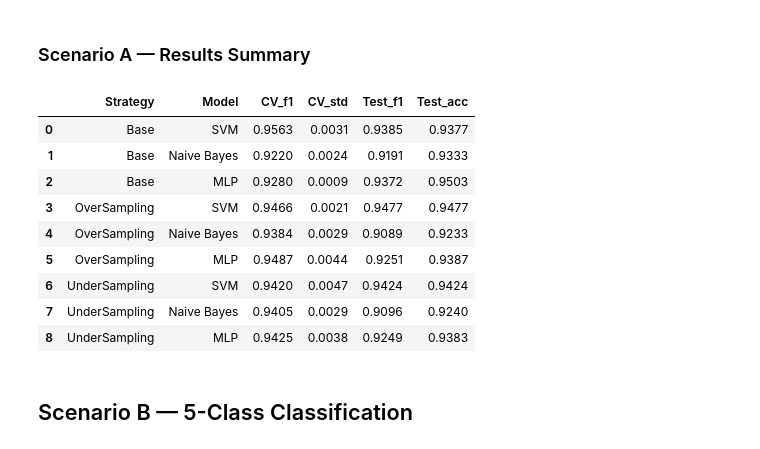
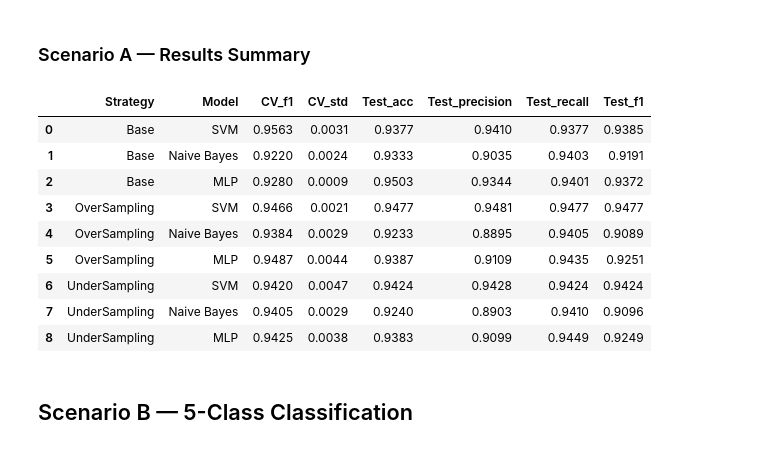
Before and after one commit to diogvasc/projetoAC, a Jupyter notebook: projetoACfinal.ipynb, the cells around one changed output. Saved outputs shown, nothing was run; the diff lists cells and outputs as text; code cells hidden in the pictures.

```diff
--- a/projetoACfinal.ipynb
+++ b/projetoACfinal.ipynb
@@ -326,11 +328,13 @@ def evaluate(model, X_train, y_train, X_test, y_test, label=""):
         for tr_idx, val_idx in kf.split(X_train, y_train):
             model.fit(X_train.iloc[tr_idx], y_train.iloc[tr_idx])
             preds = model.predict(X_train.iloc[val_idx])
-            cv_f1s.append(f1_score(y_train.iloc[val_idx], preds, average='macro', zero_division=0))
+            cv_f1s.append(f1_score(y_train.iloc[val_idx], preds, average="macro", zero_division=0))
     model.fit(X_train, y_train)
     y_pred = model.predict(X_test)
-    test_acc = accuracy_score(y_test, y_pred)
-    test_f1  = f1_score(y_test, y_pred, average='macro', zero_division=0)
+    test_acc  = accuracy_score(y_test, y_pred)
+    test_f1   = f1_score(y_test, y_pred, average="macro", zero_division=0)
+    test_prec = precision_score(y_test, y_pred, average="macro", zero_division=0)
+    test_rec  = recall_score(y_test, y_pred, average="macro", zero_division=0)
     print(label)
     print(f"CV  F1  : {np.mean(cv_f1s):.4f} +/- {np.std(cv_f1s):.4f}")
     print(f"Test acc: {test_acc:.4f}")
@@ -341,7 +345,7 @@ def evaluate(model, X_train, y_train, X_test, y_test, label=""):
     ax.set_title(label)
     plt.tight_layout()
     plt.show()
-    return float(np.mean(cv_f1s)), float(np.std(cv_f1s)), float(test_f1), float(test_acc)
+    return float(np.mean(cv_f1s)), float(np.std(cv_f1s)), float(test_f1), float(test_acc), float(test_prec), float(test_rec)
 # %% [markdown]
 # SVM train and evaluate Function
 # %%
@@ -719,28 +723,28 @@ weighted avg       0.94      0.94      0.94      3000
 ### Scenario A — Results Summary
 # %%
 results_A = pd.DataFrame([
-  {'Strategy': 'Base',          'Model': 'SVM', 'CV_f1': res_svm_A_base['cv_mean'],  'CV_std': res_svm_A_base['cv_std'],  'Test_f1': res_svm_A_base['f1'],  'Test_acc': res_svm_A_base['accuracy']},
-  {'Strategy': 'Base',          'Model': 'Naive Bayes', 'CV_f1': res_nb_A_base[0],   'CV_std': res_nb_A_base[1],   'Test_f1': res_nb_A_base[2],   'Test_acc': res_nb_A_base[3]},
-  {'Strategy': 'Base',          'Model': 'MLP',         'CV_f1': res_mlp_A_base[0],  'CV_std': res_mlp_A_base[1],  'Test_f1': res_mlp_A_base[2],  'Test_acc': res_mlp_A_base[3]},
-  {'Strategy': 'OverSampling',  'Model': 'SVM', 'CV_f1': res_svm_A_over['cv_mean'],  'CV_std': res_svm_A_over['cv_std'],  'Test_f1': res_svm_A_over['f1'],  'Test_acc': res_svm_A_over['accuracy']},
-  {'Strategy': 'OverSampling',  'Model': 'Naive Bayes', 'CV_f1': res_nb_A_over[0],   'CV_std': res_nb_A_over[1],   'Test_f1': res_nb_A_over[2],   'Test_acc': res_nb_A_over[3]},
-  {'Strategy': 'OverSampling',  'Model': 'MLP',         'CV_f1': res_mlp_A_over[0],  'CV_std': res_mlp_A_over[1],  'Test_f1': res_mlp_A_over[2],  'Test_acc': res_mlp_A_over[3]},
-  {'Strategy': 'UnderSampling', 'Model': 'SVM', 'CV_f1': res_svm_A_under['cv_mean'], 'CV_std': res_svm_A_under['cv_std'], 'Test_f1': res_svm_A_under['f1'], 'Test_acc': res_svm_A_under['accuracy']},
-  {'Strategy': 'UnderSampling', 'Model': 'Naive Bayes', 'CV_f1': res_nb_A_under[0],  'CV_std': res_nb_A_under[1],  'Test_f1': res_nb_A_under[2],  'Test_acc': res_nb_A_under[3]},
-  {'Strategy': 'UnderSampling', 'Model': 'MLP',         'CV_f1': res_mlp_A_under[0], 'CV_std': res_mlp_A_under[1], 'Test_f1': res_mlp_A_under[2], 'Test_acc': res_mlp_A_under[3]},
+  {"Strategy": "Base", "Model": "SVM",         "CV_f1": res_svm_A_base["cv_mean"], "CV_std": res_svm_A_base["cv_std"], "Test_acc": res_svm_A_base["accuracy"], "Test_precision": res_svm_A_base["precision"], "Test_recall": res_svm_A_base["recall"], "Test_f1": res_svm_A_base["f1"]},
+  {"Strategy": "Base", "Model": "Naive Bayes", "CV_f1": res_nb_A_base[0], "CV_std": res_nb_A_base[1], "Test_acc": res_nb_A_base[3], "Test_precision": res_nb_A_base[4], "Test_recall": res_nb_A_base[5], "Test_f1": res_nb_A_base[2]},
+  {"Strategy": "Base", "Model": "MLP",         "CV_f1": res_mlp_A_base[0], "CV_std": res_mlp_A_base[1], "Test_acc": res_mlp_A_base[3], "Test_precision": res_mlp_A_base[4], "Test_recall": res_mlp_A_base[5], "Test_f1": res_mlp_A_base[2]},
+  {"Strategy": "OverSampling", "Model": "SVM",         "CV_f1": res_svm_A_over["cv_mean"], "CV_std": res_svm_A_over["cv_std"], "Test_acc": res_svm_A_over["accuracy"], "Test_precision": res_svm_A_over["precision"], "Test_recall": res_svm_A_over["recall"], "Test_f1": res_svm_A_over["f1"]},
+  {"Strategy": "OverSampling", "Model": "Naive Bayes", "CV_f1": res_nb_A_over[0], "CV_std": res_nb_A_over[1], "Test_acc": res_nb_A_over[3], "Test_precision": res_nb_A_over[4], "Test_recall": res_nb_A_over[5], "Test_f1": res_nb_A_over[2]},
+  {"Strategy": "OverSampling", "Model": "MLP",         "CV_f1": res_mlp_A_over[0], "CV_std": res_mlp_A_over[1], "Test_acc": res_mlp_A_over[3], "Test_precision": res_mlp_A_over[4], "Test_recall": res_mlp_A_over[5], "Test_f1": res_mlp_A_over[2]},
+  {"Strategy": "UnderSampling", "Model": "SVM",         "CV_f1": res_svm_A_under["cv_mean"], "CV_std": res_svm_A_under["cv_std"], "Test_acc": res_svm_A_under["accuracy"], "Test_precision": res_svm_A_under["precision"], "Test_recall": res_svm_A_under["recall"], "Test_f1": res_svm_A_under["f1"]},
+  {"Strategy": "UnderSampling", "Model": "Naive Bayes", "CV_f1": res_nb_A_under[0], "CV_std": res_nb_A_under[1], "Test_acc": res_nb_A_under[3], "Test_precision": res_nb_A_under[4], "Test_recall": res_nb_A_under[5], "Test_f1": res_nb_A_under[2]},
+  {"Strategy": "UnderSampling", "Model": "MLP",         "CV_f1": res_mlp_A_under[0], "CV_std": res_mlp_A_under[1], "Test_acc": res_mlp_A_under[3], "Test_precision": res_mlp_A_under[4], "Test_recall": res_mlp_A_under[5], "Test_f1": res_mlp_A_under[2]},
 ]).round(4)
 display(results_A)
 # %% [output]
-|  | Strategy | Model | CV_f1 | CV_std | Test_f1 | Test_acc |
-| 0 | Base | SVM | 0.9563 | 0.0031 | 0.9385 | 0.9377 |
-| 1 | Base | Naive Bayes | 0.9220 | 0.0024 | 0.9191 | 0.9333 |
-| 2 | Base | MLP | 0.9280 | 0.0009 | 0.9372 | 0.9503 |
-| 3 | OverSampling | SVM | 0.9466 | 0.0021 | 0.9477 | 0.9477 |
-| 4 | OverSampling | Naive Bayes | 0.9384 | 0.0029 | 0.9089 | 0.9233 |
-| 5 | OverSampling | MLP | 0.9487 | 0.0044 | 0.9251 | 0.9387 |
-| 6 | UnderSampling | SVM | 0.9420 | 0.0047 | 0.9424 | 0.9424 |
-| 7 | UnderSampling | Naive Bayes | 0.9405 | 0.0029 | 0.9096 | 0.9240 |
-| 8 | UnderSampling | MLP | 0.9425 | 0.0038 | 0.9249 | 0.9383 |
+|  | Strategy | Model | CV_f1 | CV_std | Test_acc | Test_precision | Test_recall | Test_f1 |
+| 0 | Base | SVM | 0.9563 | 0.0031 | 0.9377 | 0.9410 | 0.9377 | 0.9385 |
+| 1 | Base | Naive Bayes | 0.9220 | 0.0024 | 0.9333 | 0.9035 | 0.9403 | 0.9191 |
+| 2 | Base | MLP | 0.9280 | 0.0009 | 0.9503 | 0.9344 | 0.9401 | 0.9372 |
+| 3 | OverSampling | SVM | 0.9466 | 0.0021 | 0.9477 | 0.9481 | 0.9477 | 0.9477 |
+| 4 | OverSampling | Naive Bayes | 0.9384 | 0.0029 | 0.9233 | 0.8895 | 0.9405 | 0.9089 |
+| 5 | OverSampling | MLP | 0.9487 | 0.0044 | 0.9387 | 0.9109 | 0.9435 | 0.9251 |
+| 6 | UnderSampling | SVM | 0.9420 | 0.0047 | 0.9424 | 0.9428 | 0.9424 | 0.9424 |
+| 7 | UnderSampling | Naive Bayes | 0.9405 | 0.0029 | 0.9240 | 0.8903 | 0.9410 | 0.9096 |
+| 8 | UnderSampling | MLP | 0.9425 | 0.0038 | 0.9383 | 0.9099 | 0.9449 | 0.9249 |
 # %% [markdown]
 ## Scenario B — 5-Class Classification
 # %% [markdown]
```
Also changed, not shown: parts of 4 cells of this notebook.
